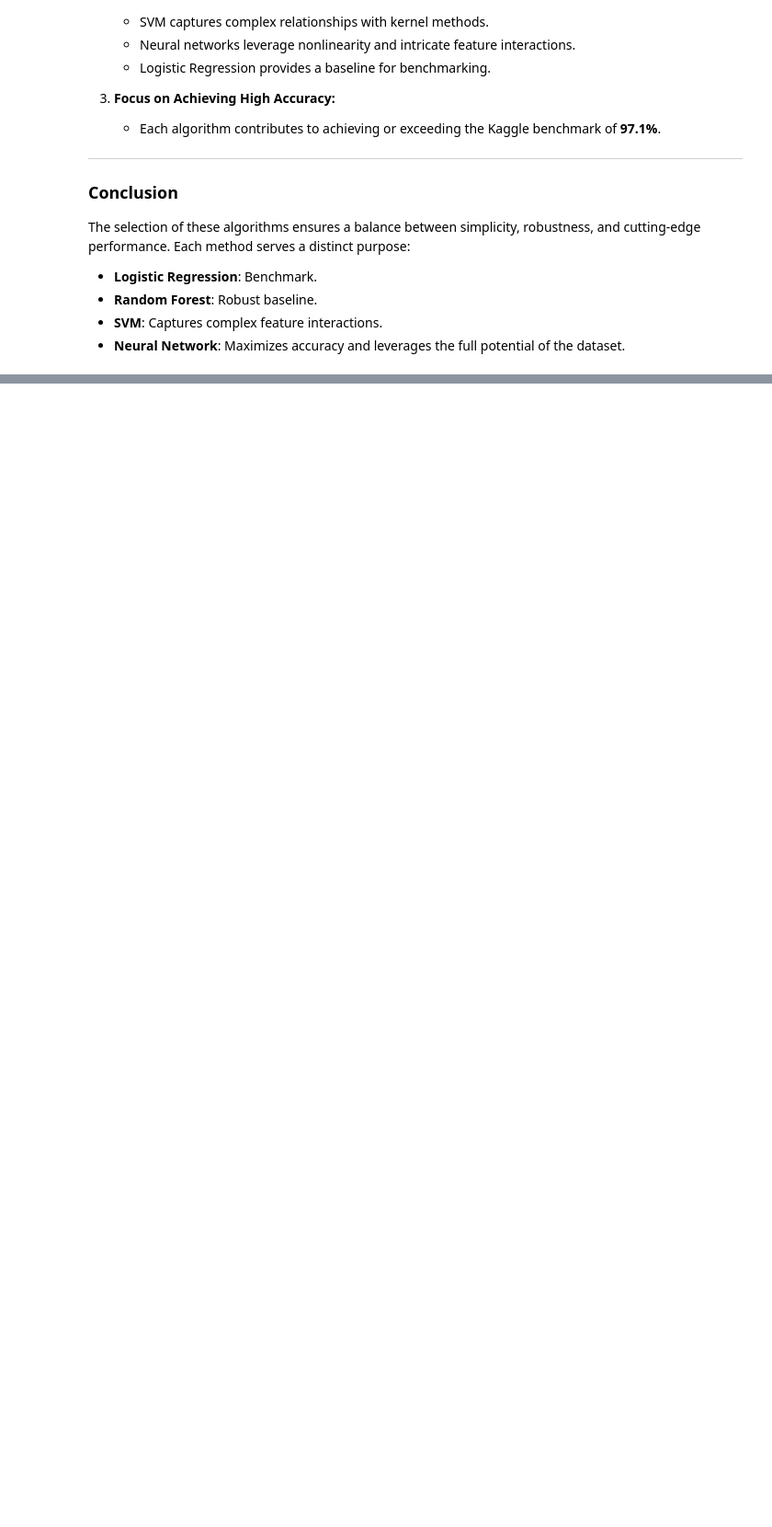
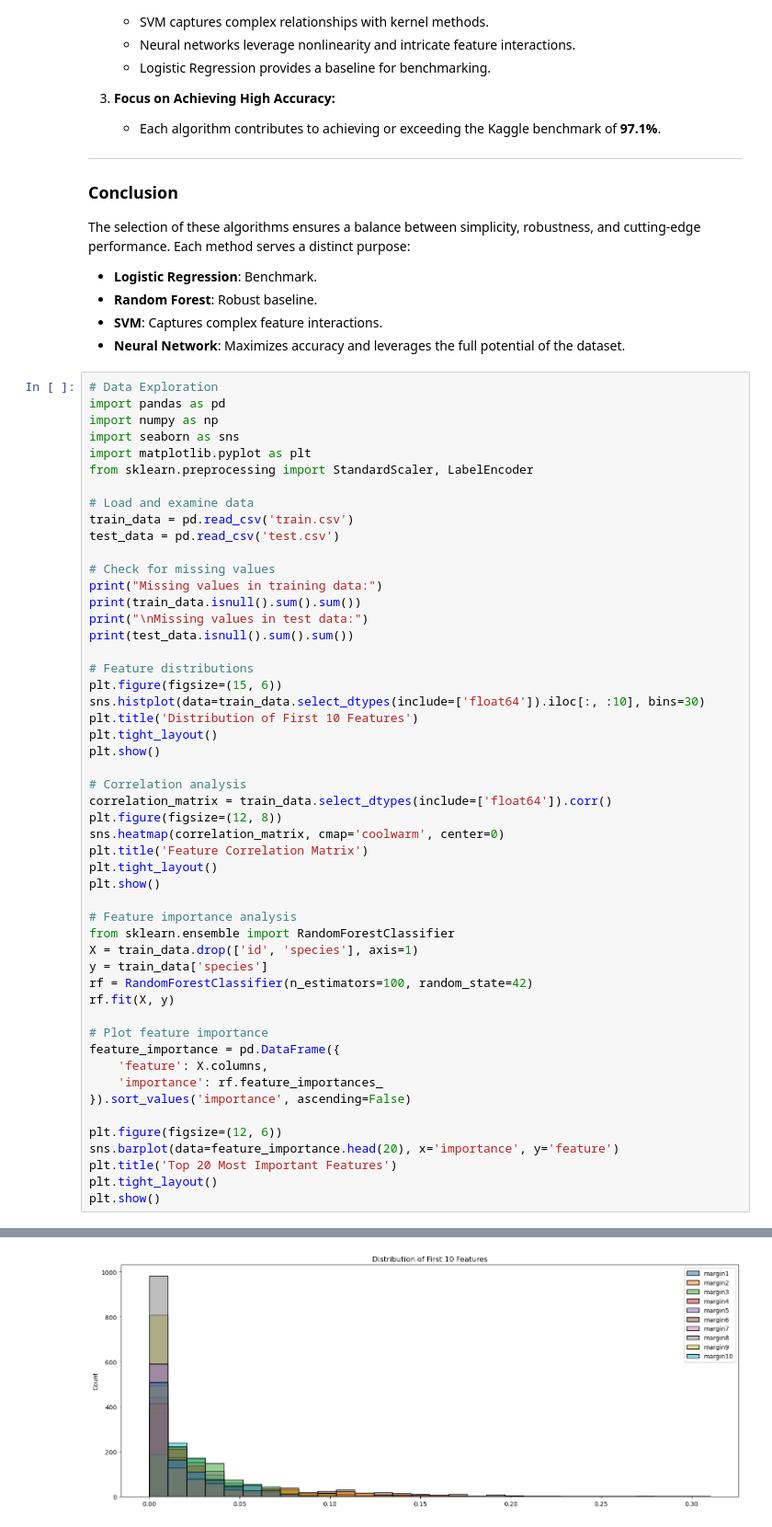
Before and after one commit to suhbrina-perry/CSCI632_Leaf_Classification_Project, a Jupyter notebook: CSCI632_Leaf_Classification_Project.ipynb, the cells around one changed output, grey strips where cells are left out. Shown at 92% size. Drawn from its saved outputs; the diff is of its cells as text; blank space fills up the shorter version.

```diff
--- a/CSCI632_Leaf_Classification_Project.ipynb
+++ b/CSCI632_Leaf_Classification_Project.ipynb
@@ -511,3 +511,55 @@ The selection of these algorithms ensures a balance between simplicity, robustne
 - **Random Forest**: Robust baseline.
 - **SVM**: Captures complex feature interactions.
 - **Neural Network**: Maximizes accuracy and leverages the full potential of the dataset.
+# %%
+# Data Exploration
+import pandas as pd
+import numpy as np
+import seaborn as sns
+import matplotlib.pyplot as plt
+from sklearn.preprocessing import StandardScaler, LabelEncoder
+
+# Load and examine data
+train_data = pd.read_csv('train.csv')
+test_data = pd.read_csv('test.csv')
+
+# Check for missing values
+print("Missing values in training data:")
+print(train_data.isnull().sum().sum())
+print("\nMissing values in test data:")
+print(test_data.isnull().sum().sum())
+
+# Feature distributions
+plt.figure(figsize=(15, 6))
+sns.histplot(data=train_data.select_dtypes(include=['float64']).iloc[:, :10], bins=30)
+plt.title('Distribution of First 10 Features')
+plt.tight_layout()
+plt.show()
+
+# Correlation analysis
+correlation_matrix = train_data.select_dtypes(include=['float64']).corr()
+plt.figure(figsize=(12, 8))
+sns.heatmap(correlation_matrix, cmap='coolwarm', center=0)
+plt.title('Feature Correlation Matrix')
+plt.tight_layout()
+plt.show()
+
+# Feature importance analysis
+from sklearn.ensemble import RandomForestClassifier
+X = train_data.drop(['id', 'species'], axis=1)
+y = train_data['species']
+rf = RandomForestClassifier(n_estimators=100, random_state=42)
+rf.fit(X, y)
+
+# Plot feature importance
+feature_importance = pd.DataFrame({
+    'feature': X.columns,
+    'importance': rf.feature_importances_
+}).sort_values('importance', ascending=False)
+
+plt.figure(figsize=(12, 6))
+sns.barplot(data=feature_importance.head(20), x='importance', y='feature')
+plt.title('Top 20 Most Important Features')
+plt.tight_layout()
+plt.show()
+# %% [output]
@@ -513,0 +571 @@ The selection of these algorithms ensures a balance between simplicity, robustne
+[figure, added]
```
Also changed, not shown: parts of 4 cells of this notebook.
